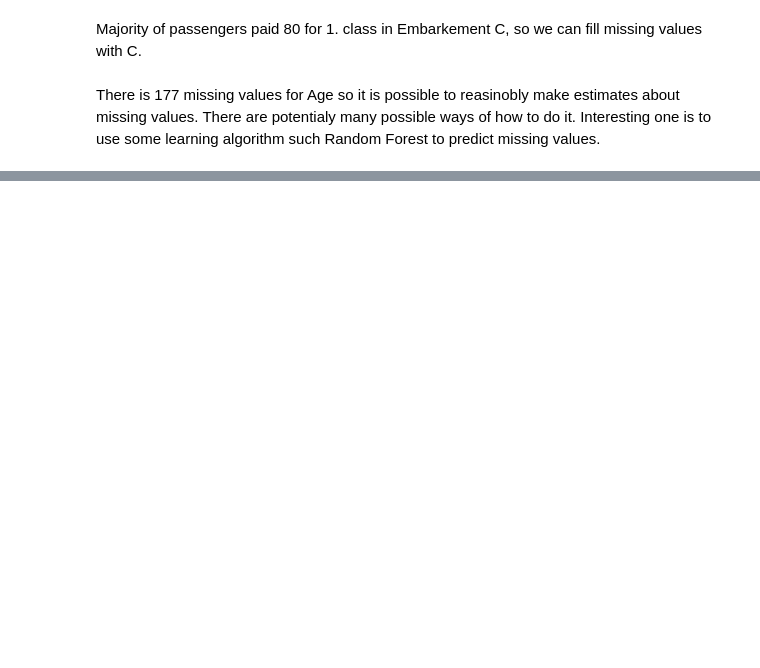
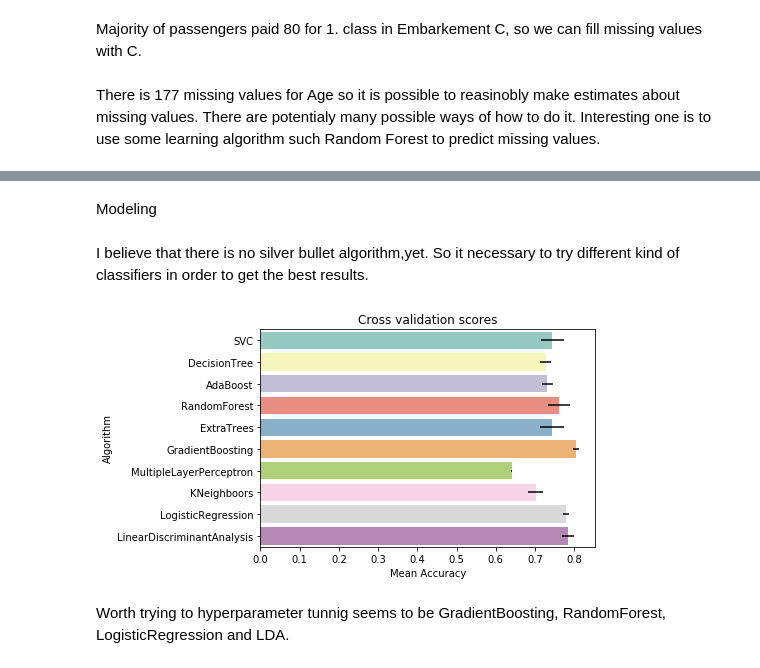
Before and after one commit to QuarKUS7/EY, a Jupyter notebook: model.ipynb, the cells around one changed output, grey strips where cells are left out. Drawn from its saved outputs; the diff is of its cells as text; code cells hidden in the pictures; blank space fills up the shorter version.

Commit message:
modeling

```diff
--- a/model.ipynb
+++ b/model.ipynb
@@ -344,4 +385,11 @@ Feature engineering
 # %%
 data = data.drop(['Ticket', 'Cabin'], axis = 1)
+# %%
+data["Pclass"] = data["Pclass"].astype("category")
+data = pd.get_dummies(data, columns = ["Pclass"],prefix="Class")
+# %%
+data = pd.get_dummies(data, columns = ["Deck"],prefix="Deck")
+# %%
+data = pd.get_dummies(data, columns = ["Embarked"], prefix="Embarked")
 # %%
 data.head()
@@ -362,0 +419,41 @@ accuracy_score(y_test, pred)
+# %% [markdown]
+Modeling
+# %% [markdown]
+I believe that there is no silver bullet algorithm,yet. So it necessary to try different kind of classifiers in order to get the best results.
+# %%
+kfold = StratifiedKFold(n_splits=5)
+# %%
+# Modeling step Test differents algorithms
+random_state = 2018
+classifiers = []
+classifiers.append(SVC(random_state=random_state))
+classifiers.append(DecisionTreeClassifier(random_state=random_state))
+classifiers.append(AdaBoostClassifier(DecisionTreeClassifier(random_state=random_state),random_state=random_state,learning_rate=0.1))
+classifiers.append(RandomForestClassifier(random_state=random_state))
+classifiers.append(ExtraTreesClassifier(random_state=random_state))
+classifiers.append(GradientBoostingClassifier(random_state=random_state))
+classifiers.append(MLPClassifier(random_state=random_state))
+classifiers.append(KNeighborsClassifier())
+classifiers.append(LogisticRegression(random_state = random_state))
+classifiers.append(LinearDiscriminantAnalysis())
+
+cv_results = []
+for classifier in classifiers :
+    cv_results.append(cross_val_score(classifier, X_train, y = y_train, scoring = "accuracy", cv = kfold, n_jobs=4))
+
+cv_means = []
+cv_std = []
+for cv_result in cv_results:
+    cv_means.append(cv_result.mean())
+    cv_std.append(cv_result.std())
+
+cv_res = pd.DataFrame({"CrossValMeans":cv_means,"CrossValerrors": cv_std,"Algorithm":["SVC","DecisionTree","AdaBoost",
+"RandomForest","ExtraTrees","GradientBoosting","MultipleLayerPerceptron","KNeighboors","LogisticRegression","LinearDiscriminantAnalysis"]})
+
+g = sns.barplot("CrossValMeans","Algorithm",data = cv_res, palette="Set3",orient = "h",**{'xerr':cv_std})
+g.set_xlabel("Mean Accuracy")
+g = g.set_title("Cross validation scores")
+# %% [output]
+[figure, added]
+# %% [markdown]
+Worth trying to hyperparameter tunnig seems to be GradientBoosting, RandomForest, LogisticRegression and LDA.
```
Also changed, not shown: parts of 41 cells of this notebook.
